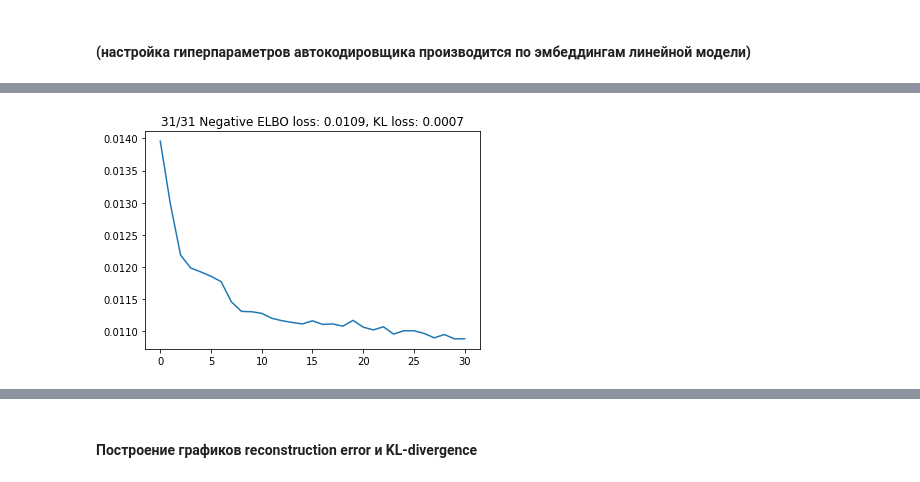
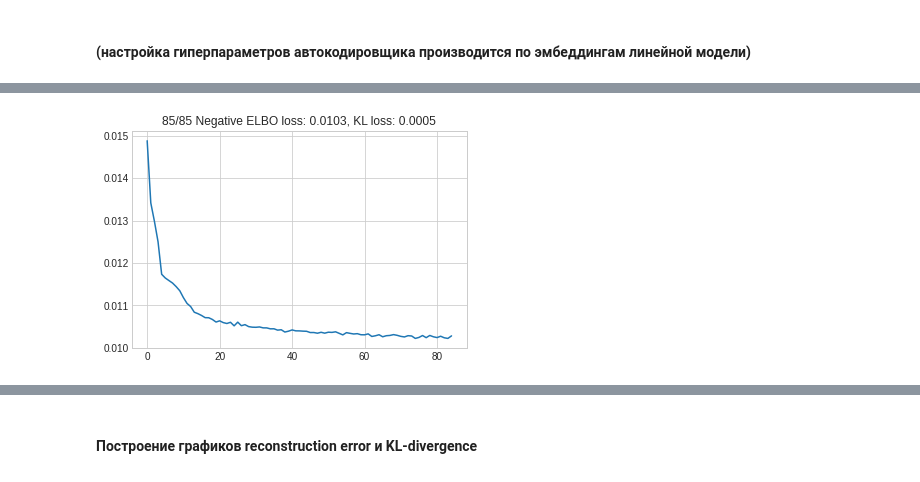
Before and after one commit to AlexShevchuk7/MADE, a Jupyter notebook: Diploma/Modelling_MLP_TCN_TRANSFORMER.ipynb, the cells around one changed output, grey strips where cells are left out. Drawn from its saved outputs; the diff is of its cells as text; code cells hidden in the pictures.

```diff
--- a/Diploma/Modelling_MLP_TCN_TRANSFORMER.ipynb
+++ b/Diploma/Modelling_MLP_TCN_TRANSFORMER.ipynb
@@ -470,0 +487,6 @@ for i in tqdm(range(n_epochs)):
+# %%
+# Первый батч потребуется для конфигурирования архитектур сетей энкодера / декодера
+for batch in trainloader:
+    break
+
+batch = batch.to(device)
@@ -525,0 +726,13 @@ for i in tqdm(range(n_epochs)):
+# %%
+plt.figure(figsize=(16, 5))
+plt.style.use('seaborn-whitegrid')
+
+plt.subplot(1, 2, 1)
+plt.title("KL-divergence")
+plt.xlabel("epochs")
+plt.plot(kldivs)
+
+plt.subplot(1, 2, 2)
+plt.plot(mses)
+plt.title("MSE reconstruction loss")
+plt.xlabel("epochs")
@@ -528,46 +744,46 @@ kldivs = []
 mses = []
 loss_vals = []
 name = 'full_tcn'
-learning_rate = 1e-4
-n_epochs = 31
+learning_rate = 3e-5
+n_epochs = 85
 latent_dim = 16
+beta = 0.05
 
 encoder = TCNEncoder(batch, latent_dim=latent_dim)
 decoder = TCNDecoder(batch, latent_dim=latent_dim)
-vae = VAE(encoder, decoder)
-vae = vae.to(device)
+tcnvae = VAE(encoder, decoder)
+tcnvae = tcnvae.to(device)
 criterion = nn.MSELoss()
-opt = Adam(vae.parameters(), lr=learning_rate)
+opt = Adam(tcnvae.parameters(), lr=learning_rate)
 mse = MSELoss()
-beta = 0.75
+
 
 for i in tqdm(range(n_epochs)):
     for b_n, batch in enumerate(trainloader):
+        batch = batch.to(device)
         opt.zero_grad()
 
-        logits, mu, logvar = vae(batch)
+        logits, mu, logvar = tcnvae(batch)
 
         reconstruction_loss = mse(logits, batch)
 
-        kl_loss = -0.5 * torch.sum(1 + logvar - mu.pow(2) -
-                                   logvar.exp(), -1).mean() / (batch.shape[0] * batch.shape[1] * batch.shape[2]) * beta
+        kl_loss = -0.5 * beta * torch.sum(1 + logvar - mu.pow(2) -
+                                   logvar.exp(), -1).mean() / (batch.shape[0] * batch.shape[1] * batch.shape[2])
         loss = reconstruction_loss + kl_loss
 
         loss.sum().backward()
         opt.step()
 
     mses.append(reconstruction_loss)
     kldivs.append(kl_loss)
     loss_vals.append(loss.item())
 
-        #if i % 100 == 0:
     plt.plot(loss_vals[-100:])
     plt.title('{}/{} Negative ELBO loss: {:.4f}, KL loss: {:.4f}'.format(i+1, n_epochs, loss_vals[-1], kl_loss))
     plt.show();
     clear_output(wait=True)
 
-    if i in [0, 1, 3, 10, 20, 30]:
-      torch.save(vae.state_dict(), name + '_e' + str(i) + '_lr' + str(learning_rate) +
-           '_b' + str(batch_size) + '_beta' + str(beta) + '_lat' + str(latent_dim) + '.pkl')
+torch.save(tcnvae.state_dict(), name + '_e' + str(i) + '_lr' + str(learning_rate) +
+            '_b' + str(batch_size) + '_beta' + str(beta) + '_lat' + str(latent_dim) + '.pkl')
 # %% [output]
-[figure, old version]
+[figure, new version]
```
Also changed, not shown: parts of 118 cells of this notebook.
